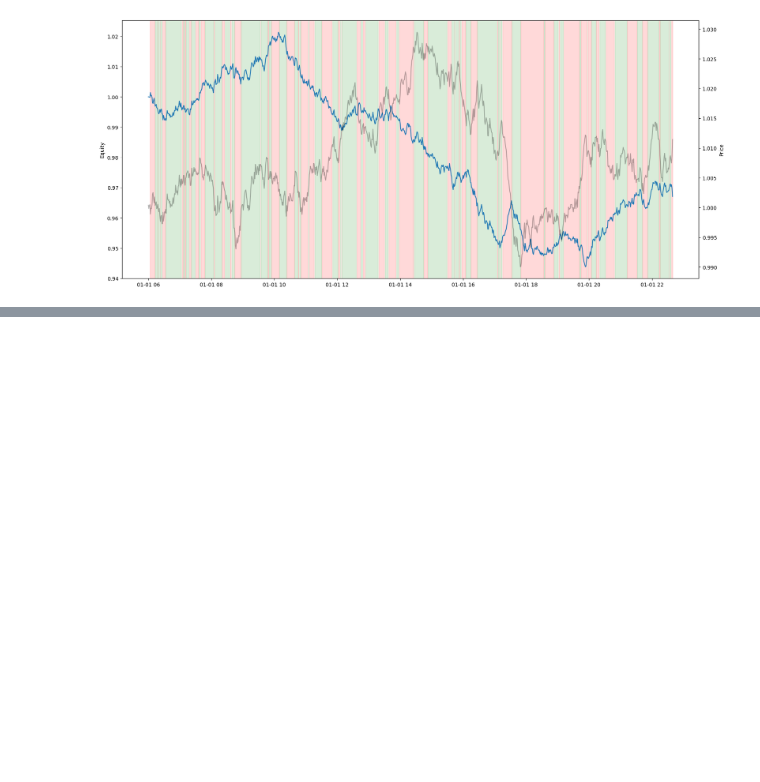
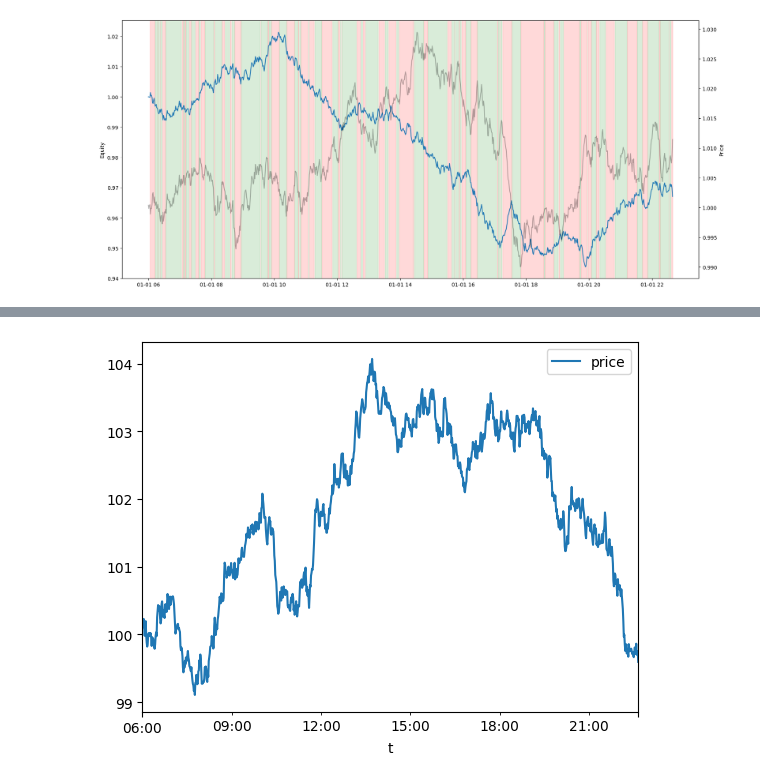
Before and after one commit to sysakm/backtester, a Jupyter notebook: backtester_demo.ipynb, the cells around one changed output, grey strips where cells are left out. Saved outputs shown, nothing was run; the diff lists cells and outputs as text; code cells hidden in the pictures; blank space fills up the shorter version.

```diff
--- a/backtester_demo.ipynb
+++ b/backtester_demo.ipynb
@@ -73,0 +99,15 @@ plt.show()
+# %%
+# TODO: move to separate module
+n = 1000
+base_price = 100
+norm_gen = np.random.default_rng(seed=32)
+returns = norm_gen.normal(size=n, loc=0, scale=0.001)
+prices = base_price * np.exp(np.cumsum(np.log(returns + 1)))
+times = pd.date_range('2025-01-01 06:00:00', periods=n, freq='min')
+price_df = pd.DataFrame({'t': times, 'price': prices})
+signal_df = pd.DataFrame({'t': times, 'signal': norm_gen.choice([-1, 0, 1], p=[0.1, 0.8, 0.1], size=n)})
+# %%
+price_df.plot(x='t', y='price')
+plt.show()
+# %% [output]
+[figure, added]
```
Also changed, not shown: parts of 10 cells of this notebook, 1 other file.
